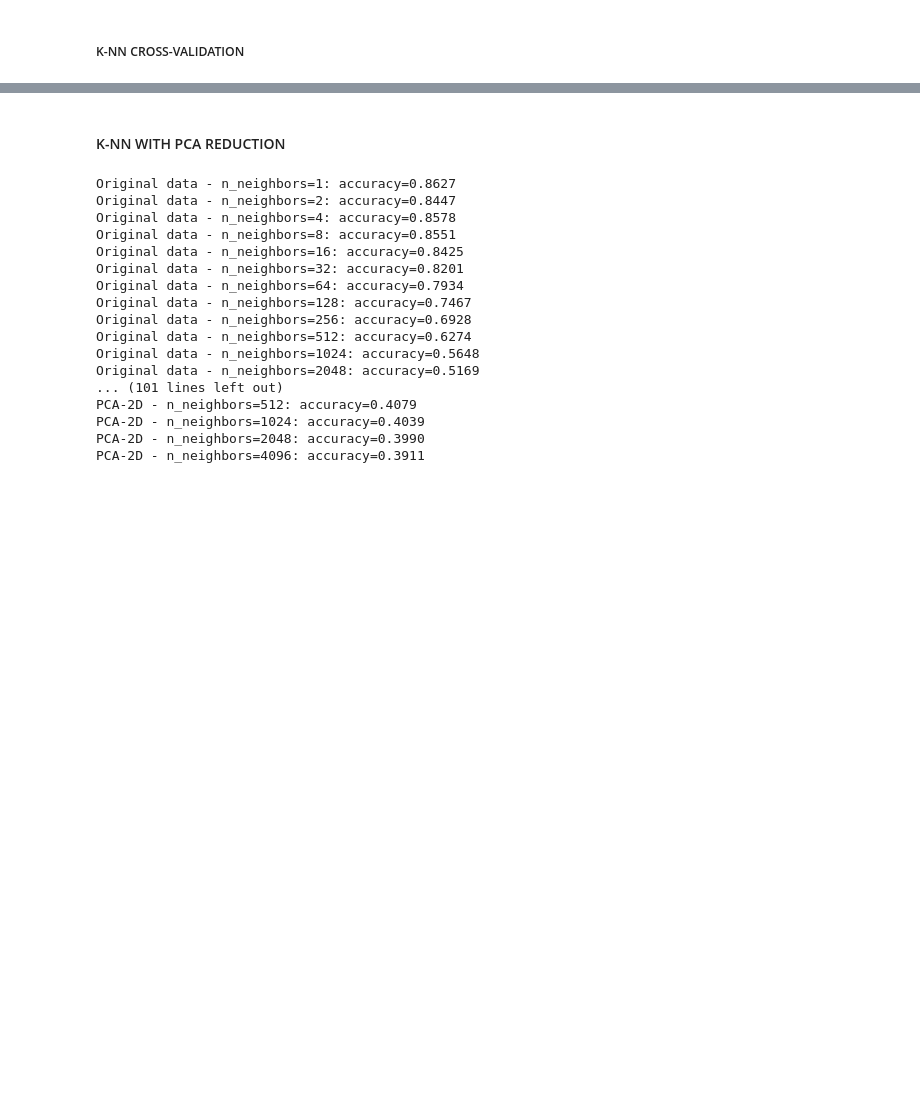
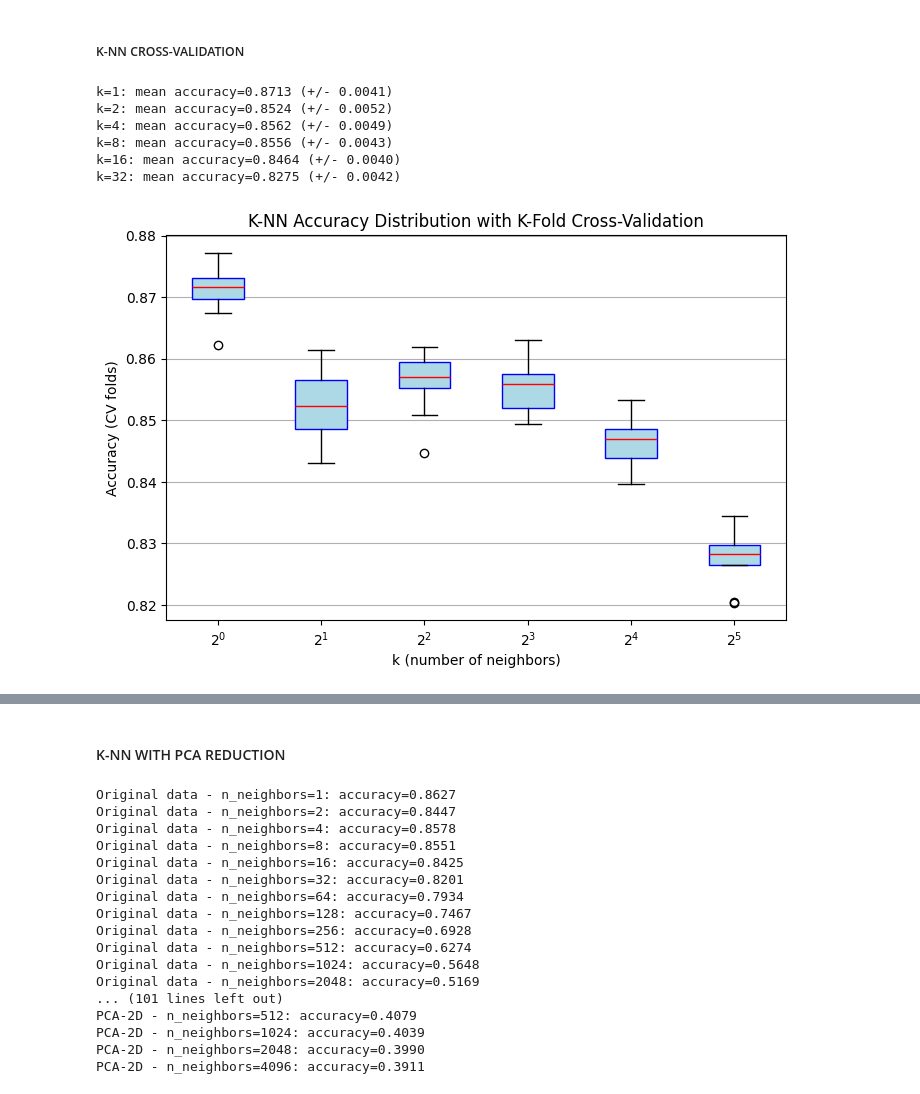
Before and after one commit to mrterminal-git/comp7703-project, a Jupyter notebook: project.ipynb, the cells around one changed output, grey strips where cells are left out. Drawn from its saved outputs; the diff is of its cells as text; code cells hidden in the pictures; blank space fills up the shorter version.

```diff
--- a/project.ipynb
+++ b/project.ipynb
@@ -481,5 +481,71 @@ plt.show()
 # %% [markdown]
 ##### K-NN CROSS-VALIDATION
+# %%
+from sklearn.model_selection import StratifiedKFold, cross_val_score
+from imblearn.pipeline import Pipeline
+from imblearn.over_sampling import SMOTE
+from sklearn.neighbors import KNeighborsClassifier
+
+# Combine X_train and X_test for X input into K-Fold
+X_kfold = np.vstack((X_train, X_test))
+y_fold = np.hstack((y_train, y_test))
+
+# Scale X_kfold
+X_kfold_scaled = scaler.fit_transform(X_kfold)
+
+k_values = [2**i for i in range(6)]
+cv = StratifiedKFold(n_splits=10, shuffle=True, random_state=42)
+
+# Store the results
+results_kfold = []
+all_scores = []  # Store all fold scores for each k
+
+for k in k_values:
+    pipeline = Pipeline([
+        ('smote', SMOTE(random_state=42)),
+        ('knn', KNeighborsClassifier(n_neighbors=k))
+    ])
+    scores = cross_val_score(pipeline, X_kfold_scaled, y_fold, cv=cv, scoring='accuracy')
+    print(f"k={k}: mean accuracy={scores.mean():.4f} (+/- {scores.std():.4f})")
+    results_kfold.append({
+        'k': k,
+        'mean_accuracy': scores.mean(),
+        'std_accuracy': scores.std(),
+        'min_accuracy': scores.min(),
+        'max_accuracy': scores.max()
+    })
+    all_scores.append(scores)  # Save the array of scores for boxplot
+# %% [output]
+k=1: mean accuracy=0.8713 (+/- 0.0041)
+k=2: mean accuracy=0.8524 (+/- 0.0052)
+k=4: mean accuracy=0.8562 (+/- 0.0049)
+k=8: mean accuracy=0.8556 (+/- 0.0043)
+k=16: mean accuracy=0.8464 (+/- 0.0040)
+k=32: mean accuracy=0.8275 (+/- 0.0042)
+# %%
+plt.figure(figsize=(8, 5))
+plt.boxplot(
+    all_scores,
+    positions=range(len(k_values)),
+    widths=0.5,
+    patch_artist=True,
+    boxprops=dict(facecolor='lightblue', color='blue'),
+    whiskerprops=dict(color='black'),
+    capprops=dict(color='black'),
+    medianprops=dict(color='red')
+)
+
+plt.xticks(
+    range(len(k_values)),
+    [f"$2^{i}$" for i in range(len(k_values))]
+)
+plt.xlabel('k (number of neighbors)')
+plt.ylabel('Accuracy (CV folds)')
+plt.title('K-NN Accuracy Distribution with K-Fold Cross-Validation')
+plt.grid(True, axis='y')
+plt.show()
+# %% [output]
+[figure, added]
 # %%
 from sklearn.metrics import precision_recall_fscore_support
 
```
Also changed, not shown: parts of 8 cells of this notebook, 12 other files.
